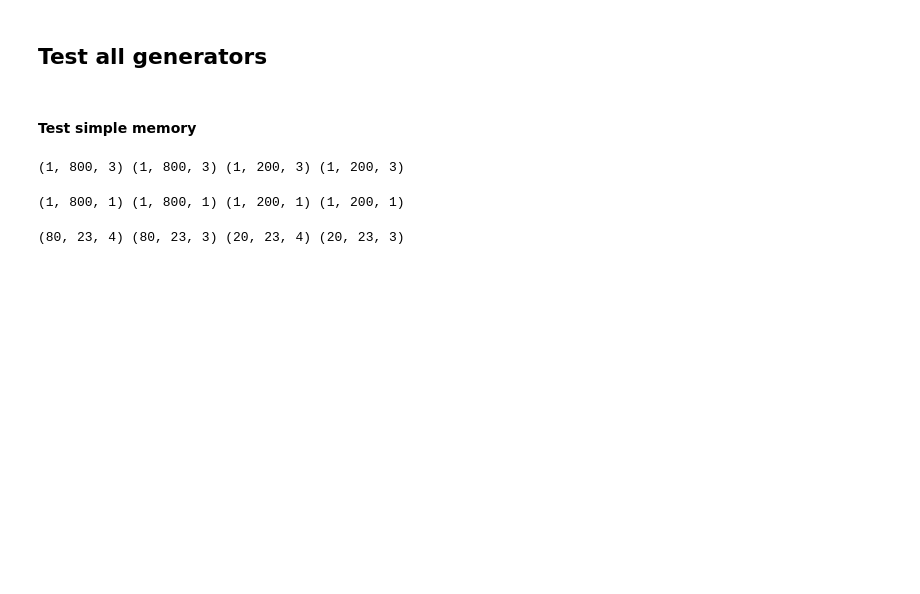
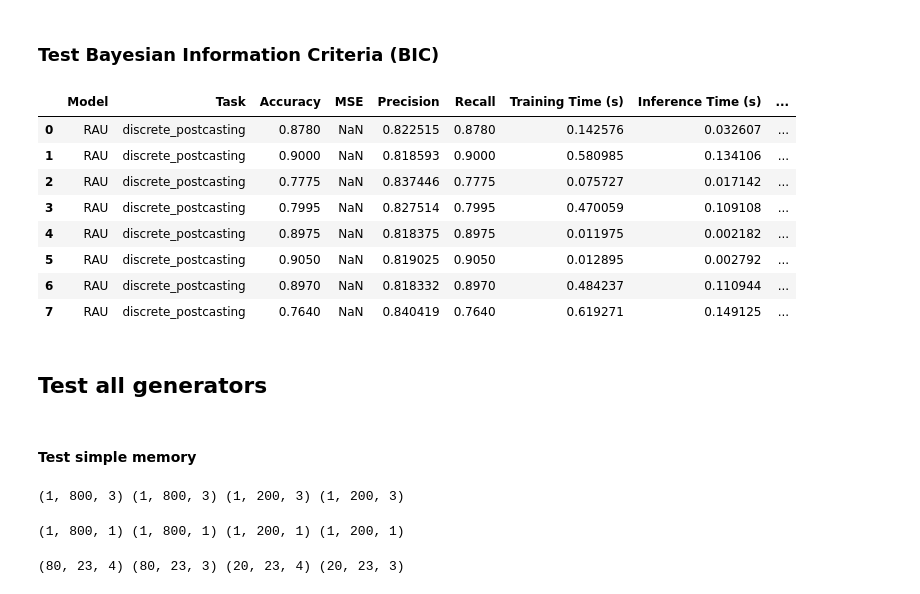
Before and after one commit to Naowak/STREAM-benchmark, a Jupyter notebook: test.ipynb, the cells around one changed output. Cells and saved outputs as stored; diff of their text form; code cells hidden in the pictures; blank space fills up the shorter version.

```diff
--- a/test.ipynb
+++ b/test.ipynb
@@ -144,3 +144,20 @@ benchmark.generate_report()
+# %% [markdown]
+### Test Bayesian Information Criteria (BIC)
+# %%
+import pandas as pd
+
+results = pd.read_csv('./benchmark_results/results.csv')
+results[results['Task'] == 'discrete_postcasting']
+# %% [output]
+|  | Model | Task | Accuracy | MSE | Precision | Recall | Training Time (s) | Inference Time (s) | ... |
+| 0 | RAU | discrete_postcasting | 0.8780 | NaN | 0.822515 | 0.8780 | 0.142576 | 0.032607 | ... |
+| 1 | RAU | discrete_postcasting | 0.9000 | NaN | 0.818593 | 0.9000 | 0.580985 | 0.134106 | ... |
+| 2 | RAU | discrete_postcasting | 0.7775 | NaN | 0.837446 | 0.7775 | 0.075727 | 0.017142 | ... |
+| 3 | RAU | discrete_postcasting | 0.7995 | NaN | 0.827514 | 0.7995 | 0.470059 | 0.109108 | ... |
+| 4 | RAU | discrete_postcasting | 0.8975 | NaN | 0.818375 | 0.8975 | 0.011975 | 0.002182 | ... |
+| 5 | RAU | discrete_postcasting | 0.9050 | NaN | 0.819025 | 0.9050 | 0.012895 | 0.002792 | ... |
+| 6 | RAU | discrete_postcasting | 0.8970 | NaN | 0.818332 | 0.8970 | 0.484237 | 0.110944 | ... |
+| 7 | RAU | discrete_postcasting | 0.7640 | NaN | 0.840419 | 0.7640 | 0.619271 | 0.149125 | ... |
 # %% [markdown]
 ## Test all generators
 # %% [markdown]
```
Also changed, not shown: parts of 15 cells of this notebook, 7 other files.
